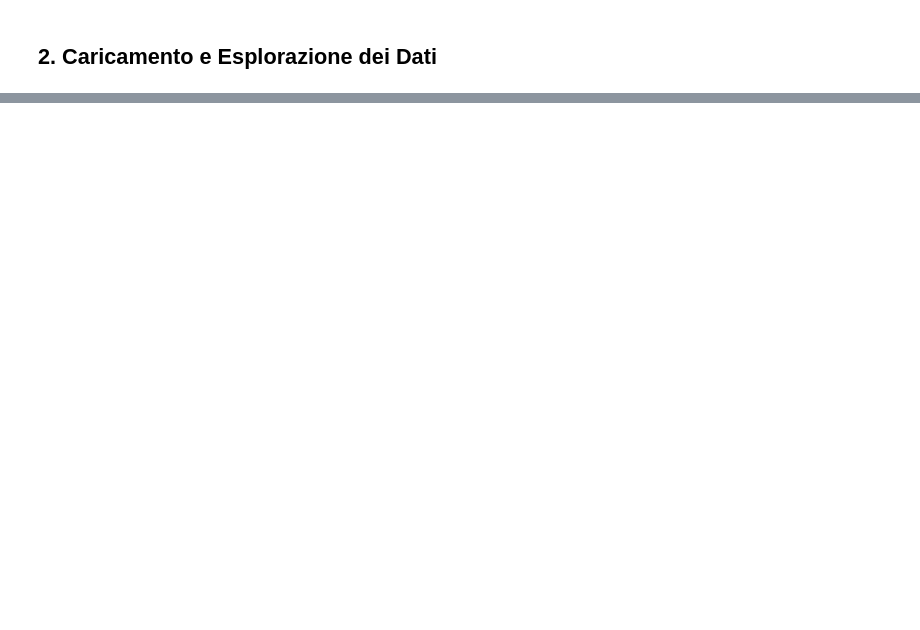
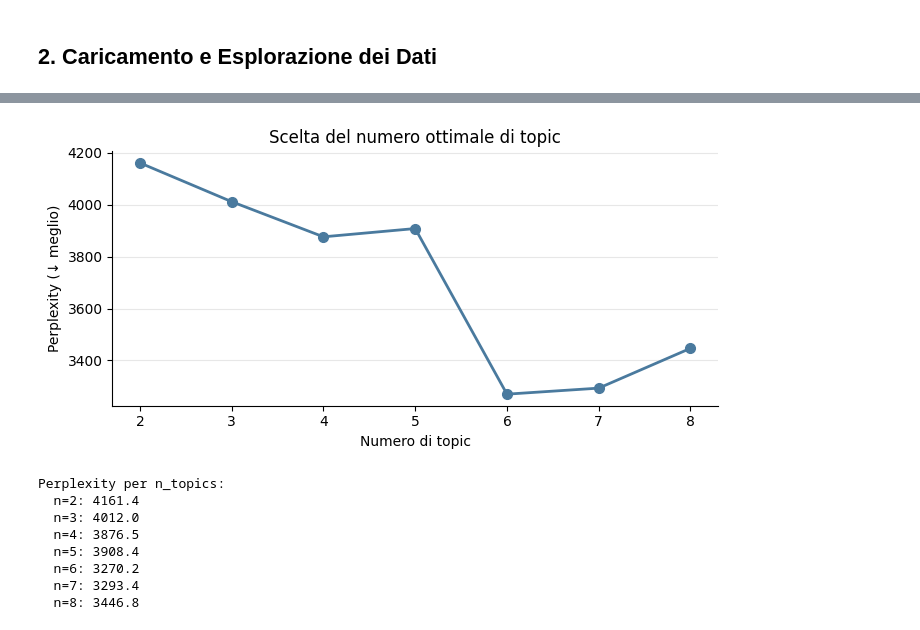
Before and after one commit to gaiacassinelli1/Project-Work, a Jupyter notebook: notebook/analisi_sentiment.ipynb, the cells around one changed output, grey strips where cells are left out. Saved outputs shown, nothing was run; the diff lists cells and outputs as text; code cells hidden in the pictures; blank space fills up the shorter version.

```diff
--- a/notebook/analisi_sentiment.ipynb
+++ b/notebook/analisi_sentiment.ipynb
@@ -1027,0 +212,16 @@ Tokenizer salvato: ../output/sentiment_tokenizer.pkl
+# %%
+vectorizer_lda = CountVectorizer(
+    max_df=0.95, min_df=1,
+    stop_words=list(STOPWORDS_IT),
+    ngram_range=(1, 2),
+    max_features=500
+)
+X_counts = vectorizer_lda.fit_transform(df_texts['text_clean'])
+feature_names = vectorizer_lda.get_feature_names_out()
+
+print(f"Matrice documenti-termini: {X_counts.shape}")
+freq = np.asarray(X_counts.sum(axis=0)).flatten()
+top_idx = freq.argsort()[-20:][::-1]
+print("\nTop 20 termini piu' frequenti:")
+for i in top_idx:
+    print(f"  {feature_names[i]:30s} {int(freq[i]):4d}")
@@ -1027,0 +246,35 @@ Tokenizer salvato: ../output/sentiment_tokenizer.pkl
+# %%
+n_range = range(2, 9)
+perplexities = []
+for n in n_range:
+    lda_tmp = LatentDirichletAllocation(
+        n_components=n, max_iter=30, learning_method='batch',
+        random_state=42, doc_topic_prior=0.1, topic_word_prior=0.01)
+    lda_tmp.fit(X_counts)
+    perplexities.append(lda_tmp.perplexity(X_counts))
+
+fig, ax = plt.subplots(figsize=(7, 3.5))
+ax.plot(list(n_range), perplexities, 'o-', color='#4A7A9E', lw=2, ms=7)
+ax.set_xlabel('Numero di topic')
+ax.set_ylabel('Perplexity (\u2193 meglio)')
+ax.set_title('Scelta del numero ottimale di topic')
+ax.set_xticks(list(n_range))
+ax.grid(axis='y', alpha=0.3)
+ax.spines['top'].set_visible(False)
+ax.spines['right'].set_visible(False)
+plt.tight_layout()
+plt.savefig('../images/lda_perplexity.png', dpi=130, bbox_inches='tight')
+plt.show()
+print("Perplexity per n_topics:")
+for n, p in zip(n_range, perplexities):
+    print(f"  n={n}: {p:.1f}")
+# %% [output]
+[figure, added]
+Perplexity per n_topics:
+  n=2: 4161.4
+  n=3: 4012.0
+  n=4: 3876.5
+  n=5: 3908.4
+  n=6: 3270.2
+  n=7: 3293.4
+  n=8: 3446.8
```
Also changed, not shown: parts of 68 cells of this notebook, 19 other files.
